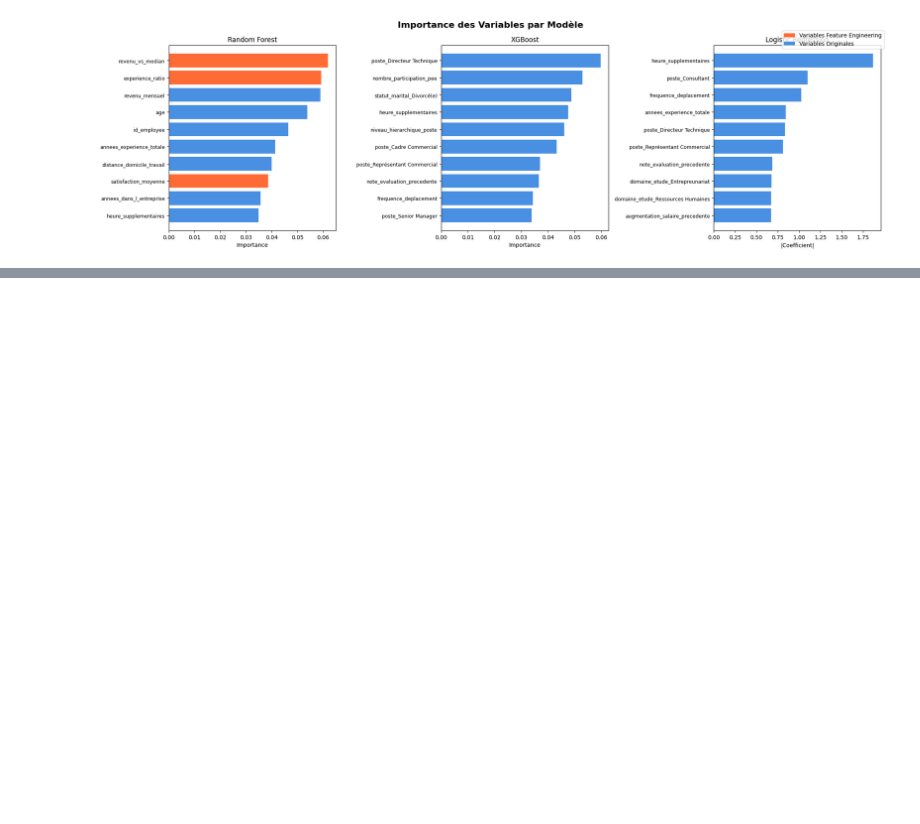
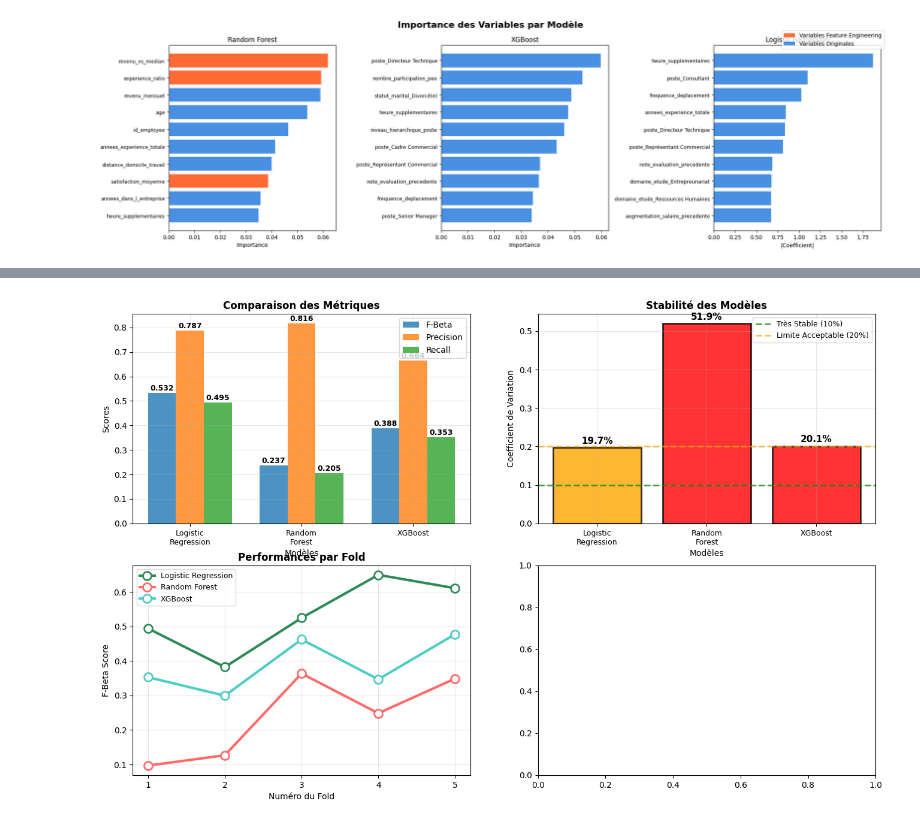
Before and after one commit to Christophe-Ringot/projet_04_OC, a Jupyter notebook: main.ipynb, the cells around one changed output, grey strips where cells are left out. Cells and saved outputs as stored; diff of their text form; code cells hidden in the pictures; blank space fills up the shorter version.

Commit message:
ajout cross validation, modification preprocessing, analyse des resultat

```diff
--- a/main.ipynb
+++ b/main.ipynb
@@ -705,0 +780,14 @@ plt.show()
+# %%
+cv_df = pd.DataFrame(cv_results)
+
+def calculate_cv(group):
+    cv_dict = {}
+    for metric in ['fbeta_score', 'precision', 'recall']:
+        mean_val = group[metric].mean()
+        std_val = group[metric].std()
+        cv_dict[f'{metric}_cv'] = (std_val / mean_val) if mean_val > 0 else 0
+    return pd.Series(cv_dict)
+
+cv_stability = cv_df.groupby('model').apply(calculate_cv).round(4)
+
+cv_stability
@@ -705,0 +822,78 @@ plt.show()
+# %%
+
+fig, axes = plt.subplots(2, 2, figsize=(16, 10))
+
+colors = ['#2E8B57', '#FF6B6B', '#4ECDC4']
+models = ['Logistic Regression', 'Random Forest', 'XGBoost']
+model_names = list(model_metrics.keys())
+
+
+ax = axes[0, 0]
+x = np.arange(len(model_names))
+width = 0.25
+
+
+fbeta_scores = [model_metrics[m]['cv_fbeta_mean'] for m in model_names]
+precision_scores = [model_metrics[m]['cv_precision_mean'] for m in model_names]
+recall_scores = [model_metrics[m]['cv_recall_mean'] for m in model_names]
+
+bars1 = ax.bar(x - width, fbeta_scores, width, label='F-Beta', color='#1f77b4', alpha=0.8)
+bars2 = ax.bar(x, precision_scores, width, label='Precision', color='#ff7f0e', alpha=0.8)
+bars3 = ax.bar(x + width, recall_scores, width, label='Recall', color='#2ca02c', alpha=0.8)
+
+
+for i, (fb, pr, rc) in enumerate(zip(fbeta_scores, precision_scores, recall_scores)):
+    ax.text(i - width, fb + 0.01, f'{fb:.3f}', ha='center', fontsize=9, fontweight='bold')
+    ax.text(i, pr + 0.01, f'{pr:.3f}', ha='center', fontsize=9, fontweight='bold')
+    ax.text(i + width, rc + 0.01, f'{rc:.3f}', ha='center', fontsize=9, fontweight='bold')
+
+ax.set_xlabel('Modèles')
+ax.set_ylabel('Scores')
+ax.set_title('Comparaison des Métriques', fontweight='bold')
+ax.set_xticks(x)
+ax.set_xticklabels([name.replace(' ', '\n') for name in model_names], fontsize=9)
+ax.legend()
+ax.grid(True, alpha=0.3)
+
+
+ax = axes[0, 1]
+cvs = [model_metrics[m]['cv_coefficient'] for m in model_names]
+colors_stability = ['green' if cv < 0.10 else 'orange' if cv < 0.20 else 'red' for cv in cvs]
+
+bars = ax.bar(range(len(model_names)), cvs,
+              color=colors_stability, alpha=0.8, edgecolor='black', linewidth=2)
+
+
+for i, cv in enumerate(cvs):
+    ax.text(i, cv + 0.01, f'{cv:.1%}',
+            ha='center', fontsize=11, fontweight='bold')
+
+
+ax.axhline(y=0.10, color='green', linestyle='--', alpha=0.7, linewidth=2, label='Très Stable (10%)')
+ax.axhline(y=0.20, color='orange', linestyle='--', alpha=0.7, linewidth=2, label='Limite Acceptable (20%)')
+
+ax.set_xlabel('Modèles')
+ax.set_ylabel('Coefficient de Variation')
+ax.set_title('Stabilité des Modèles', fontweight='bold')
+ax.set_xticks(range(len(model_names)))
+ax.set_xticklabels([name.replace(' ', '\n') for name in model_names], fontsize=9)
+ax.legend(loc='upper right', fontsize=9)
+ax.grid(True, alpha=0.3)
+
+ax = axes[1, 0]
+folds = list(range(1, 6))
+
+for i, model in enumerate(models):
+    model_scores = cv_df[cv_df['model'] == model]['fbeta_score'].tolist()
+    ax.plot(folds, model_scores, 'o-', linewidth=3, markersize=10,
+            color=colors[i], label=model, markerfacecolor='white',
+            markeredgewidth=2, markeredgecolor=colors[i])
+
+ax.set_xlabel('Numéro du Fold')
+ax.set_ylabel('F-Beta Score')
+ax.set_title('Performances par Fold', fontweight='bold')
+ax.set_xticks(folds)
+ax.legend(loc='best', fontsize=9)
+ax.grid(True, alpha=0.3)
+# %% [output]
+[figure, added]
```
Also changed, not shown: parts of 5 cells of this notebook.
